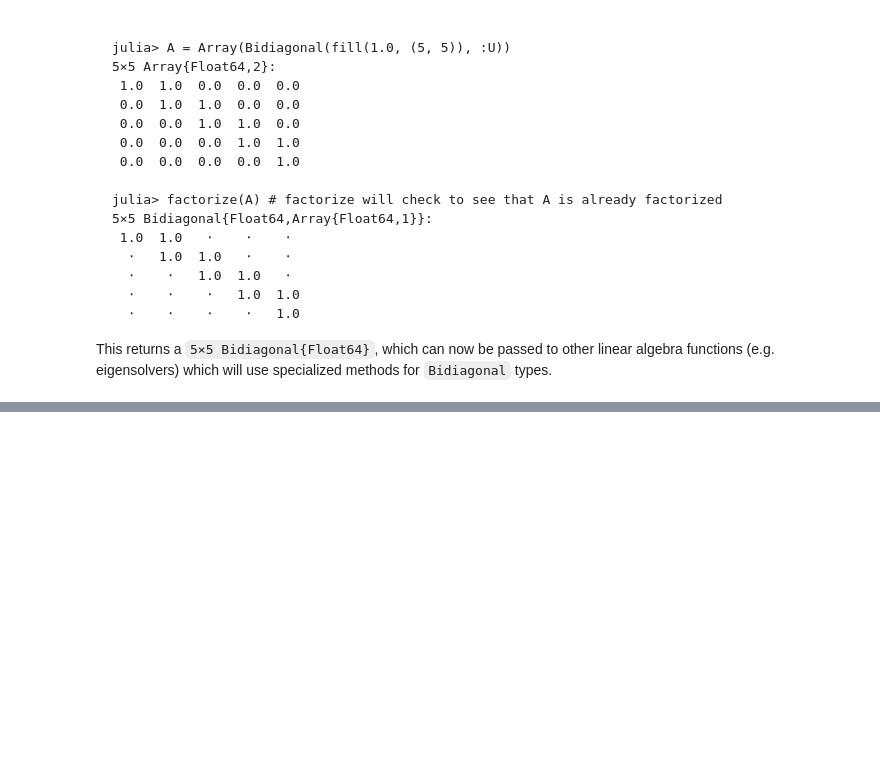
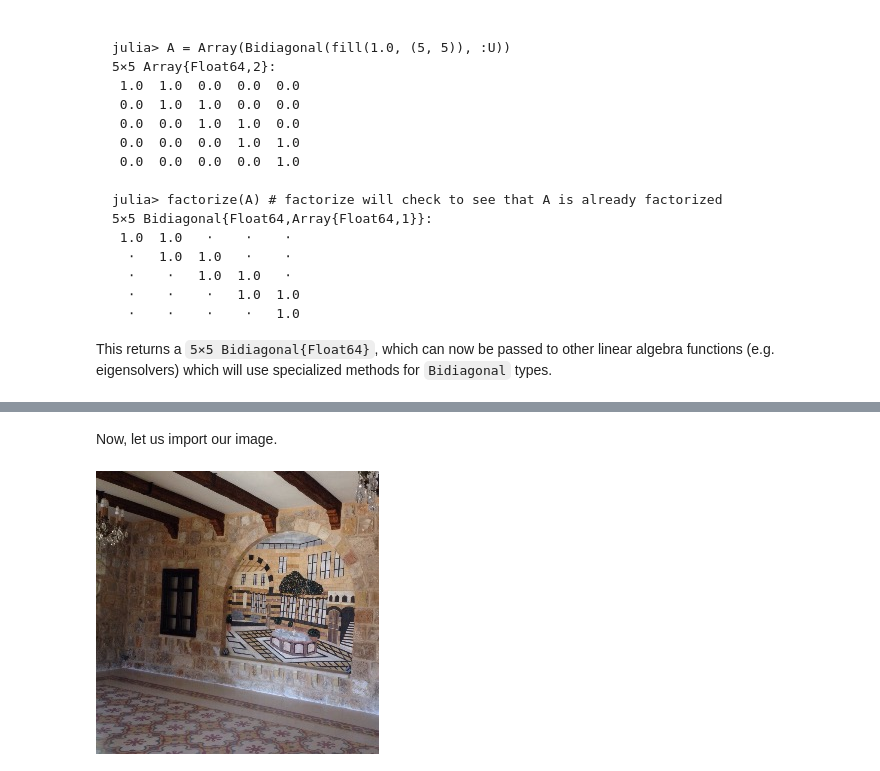
Before and after one commit to amansharma2910/DataScience, a Jupyter notebook: PracticeBooks/02_linear_algebra_julia.ipynb, the cells around one changed output, grey strips where cells are left out. Drawn from its saved outputs; the diff is of its cells as text; code cells hidden in the pictures; blank space fills up the shorter version.

Commit message:
Start working with images

```diff
--- a/PracticeBooks/02_linear_algebra_julia.ipynb
+++ b/PracticeBooks/02_linear_algebra_julia.ipynb
@@ -312,0 +337,7 @@ This returns a `5×5 Bidiagonal{Float64}`, which can now be passed to other line
+# %% [markdown]
+Now, let us import our image.
+# %%
+# loading the image
+X = load("./data/khiam-small.jpg")
+# %% [output]
+[figure, added]
```
Also changed, not shown: parts of 19 cells of this notebook.
